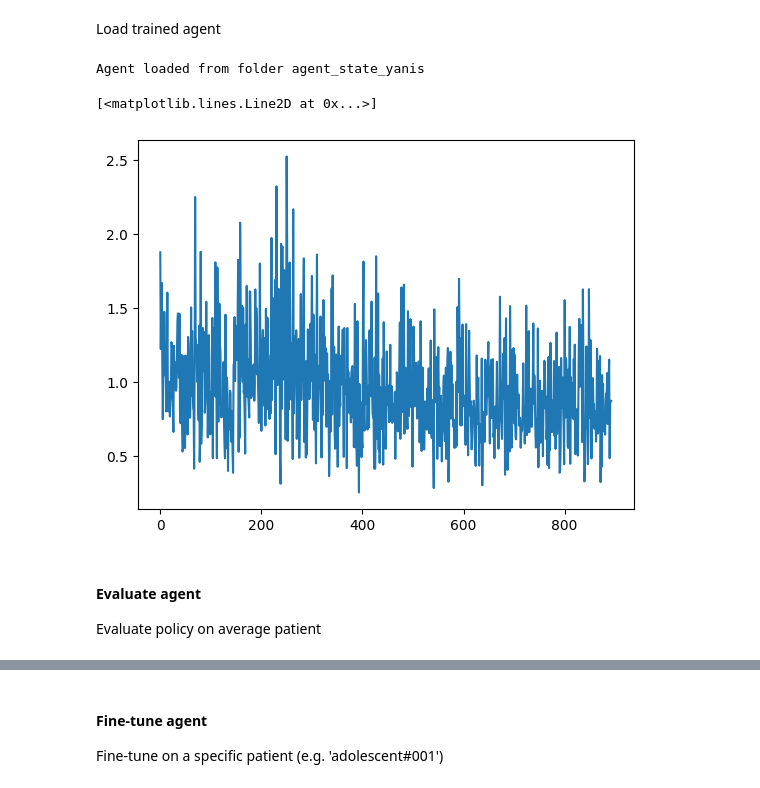
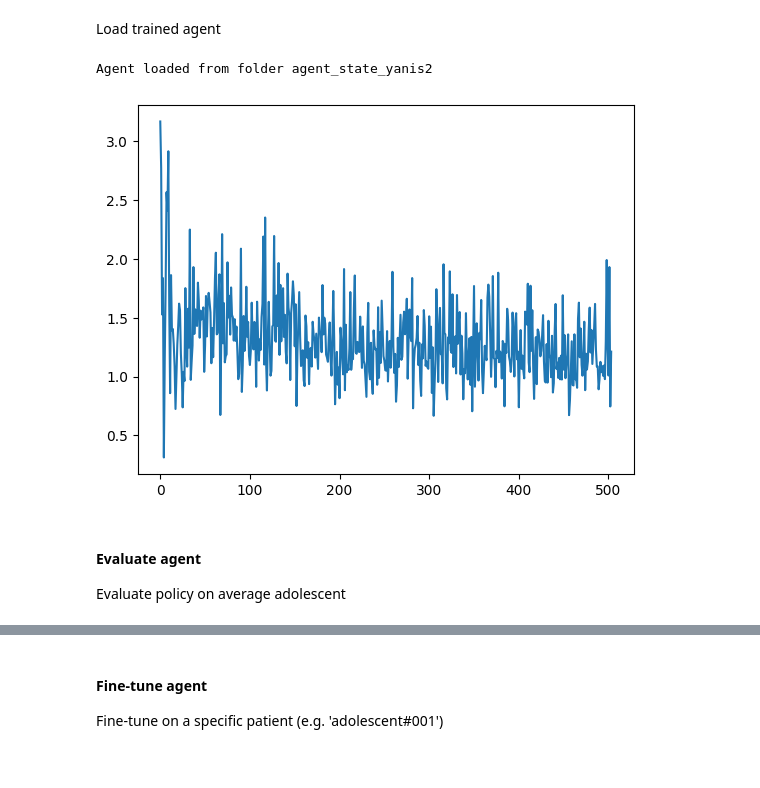
Before and after one commit to homolan13/RL_Project_DeepRL, a Jupyter notebook: modules/results.ipynb, the cells around one changed output, grey strips where cells are left out. Cells and saved outputs as stored; diff of their text form; code cells hidden in the pictures.

```diff
--- a/modules/results.ipynb
+++ b/modules/results.ipynb
@@ -49,20 +51,20 @@ general_critic_loss = agent.general_training()
 # %% [markdown]
 Load trained agent
 # %%
-agent.load_agent('agent_state_yanis')
+agent.load_agent('agent_state_yanis2')
 # %% [output]
-Agent loaded from folder agent_state_yanis
+Agent loaded from folder agent_state_yanis2
 # %%
-with open(os.path.join('agent_state_yanis','general_training_loss.json')) as f:
+with open(os.path.join('agent_state_yanis2','general_training_loss.json')) as f:
     critic_loss = json.load(f)
 
 plt.plot([x[0] for x in critic_loss])
+plt.show()
 # %% [output]
-[<matplotlib.lines.Line2D at 0x...>]
-[figure, old version]
+[figure, new version]
 # %% [markdown]
 #### Evaluate agent
-Evaluate policy on average patient
+Evaluate policy on average adolescent
 # %%
 # Load and plot the critic loss
 metrics = agent.evaluate_policy(render=True)
```
Also changed, not shown: parts of 14 cells of this notebook, 1 other file.
